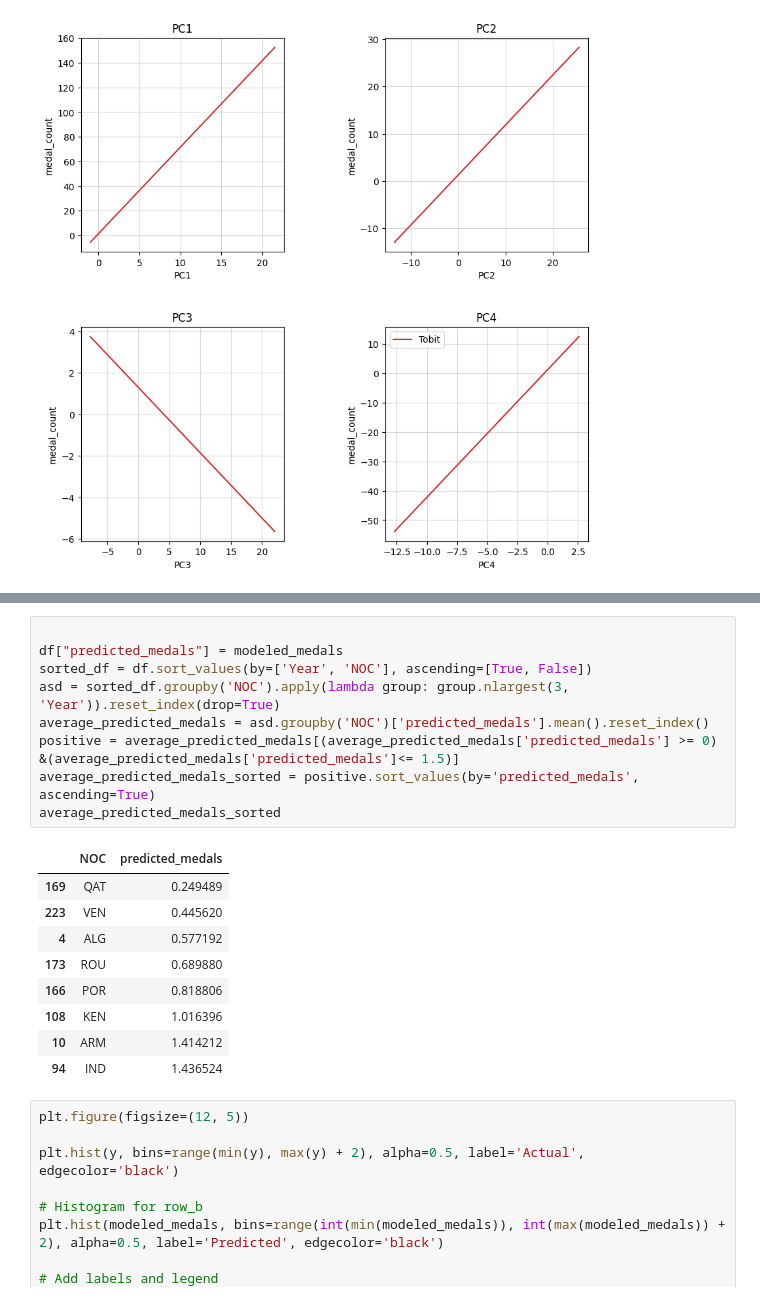
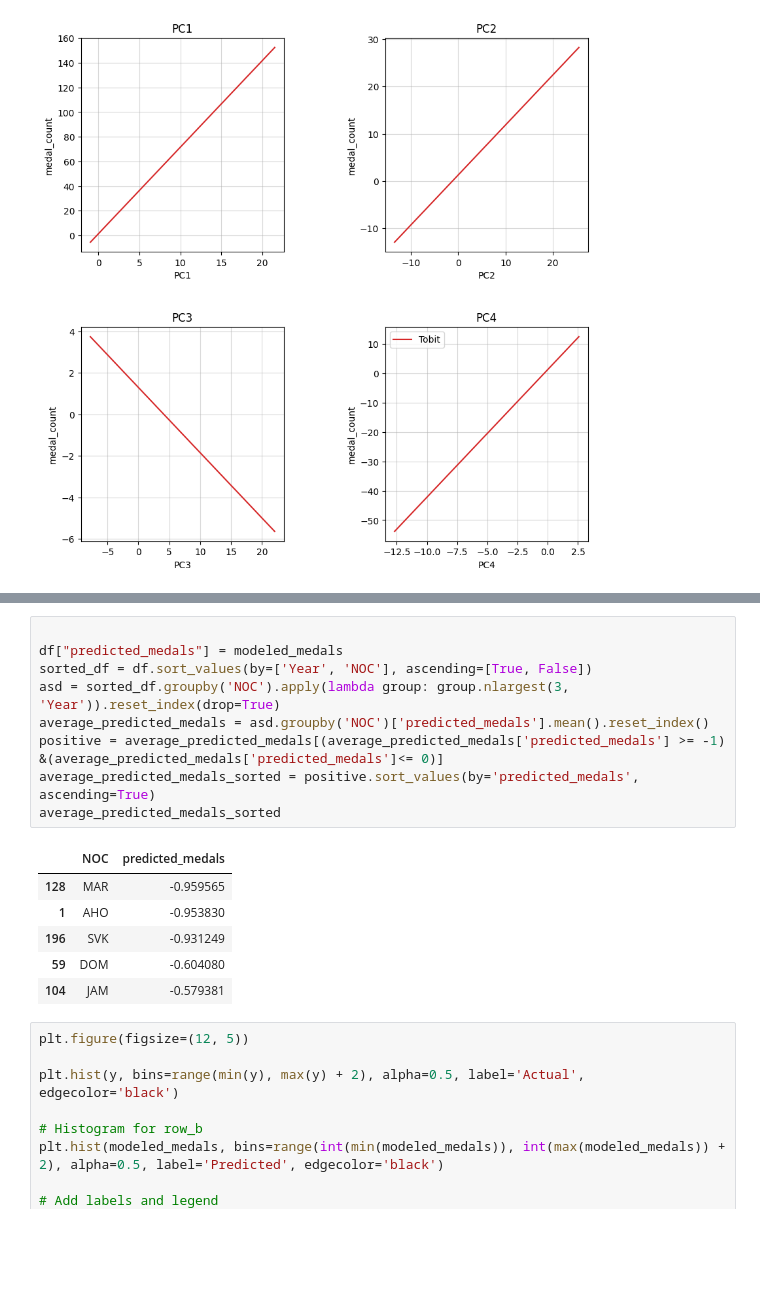
Before and after one commit to cynthiaWEpicCoder/MCM, a Jupyter notebook: pca-audrey.ipynb, the cells around one changed output, grey strips where cells are left out. Drawn from its saved outputs; the diff is of its cells as text; blank space fills up the shorter version.

```diff
--- a/pca-audrey.ipynb
+++ b/pca-audrey.ipynb
@@ -364,22 +364,19 @@ for row_a, row_b in zip(modeled_medals, y):
 # %%
 
 df["predicted_medals"] = modeled_medals
 sorted_df = df.sort_values(by=['Year', 'NOC'], ascending=[True, False])
 asd = sorted_df.groupby('NOC').apply(lambda group: group.nlargest(3, 'Year')).reset_index(drop=True)
 average_predicted_medals = asd.groupby('NOC')['predicted_medals'].mean().reset_index()
-positive = average_predicted_medals[(average_predicted_medals['predicted_medals'] >= 0) &(average_predicted_medals['predicted_medals']<= 1.5)]
+positive = average_predicted_medals[(average_predicted_medals['predicted_medals'] >= -1) &(average_predicted_medals['predicted_medals']<= 0)]
 average_predicted_medals_sorted = positive.sort_values(by='predicted_medals', ascending=True)
 average_predicted_medals_sorted
 # %% [output]
 |  | NOC | predicted_medals |
-| 169 | QAT | 0.249489 |
-| 223 | VEN | 0.445620 |
-| 4 | ALG | 0.577192 |
-| 173 | ROU | 0.689880 |
-| 166 | POR | 0.818806 |
-| 108 | KEN | 1.016396 |
-| 10 | ARM | 1.414212 |
-| 94 | IND | 1.436524 |
+| 128 | MAR | -0.959565 |
+| 1 | AHO | -0.953830 |
+| 196 | SVK | -0.931249 |
+| 59 | DOM | -0.604080 |
+| 104 | JAM | -0.579381 |
 # %%
 plt.figure(figsize=(12, 5))
 
```
